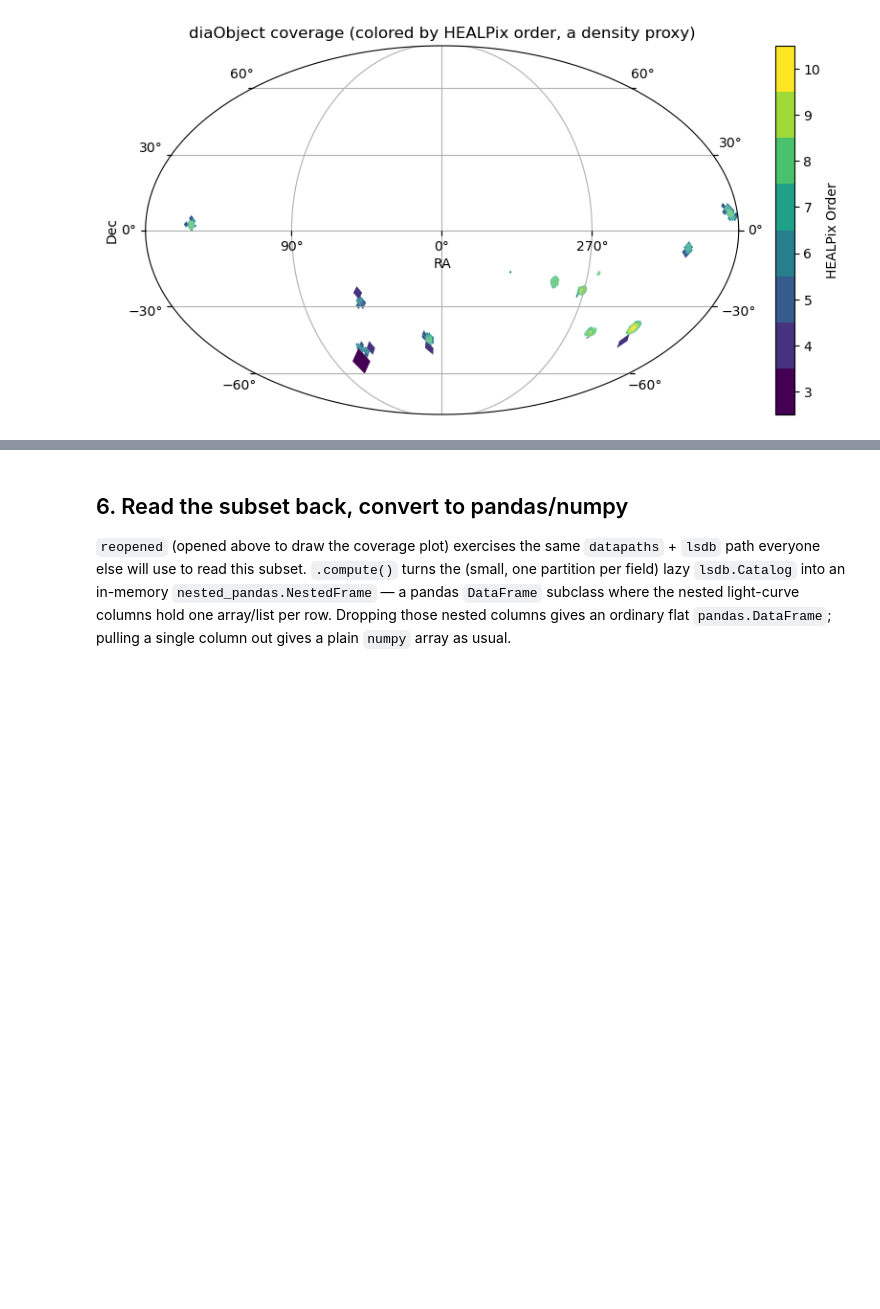
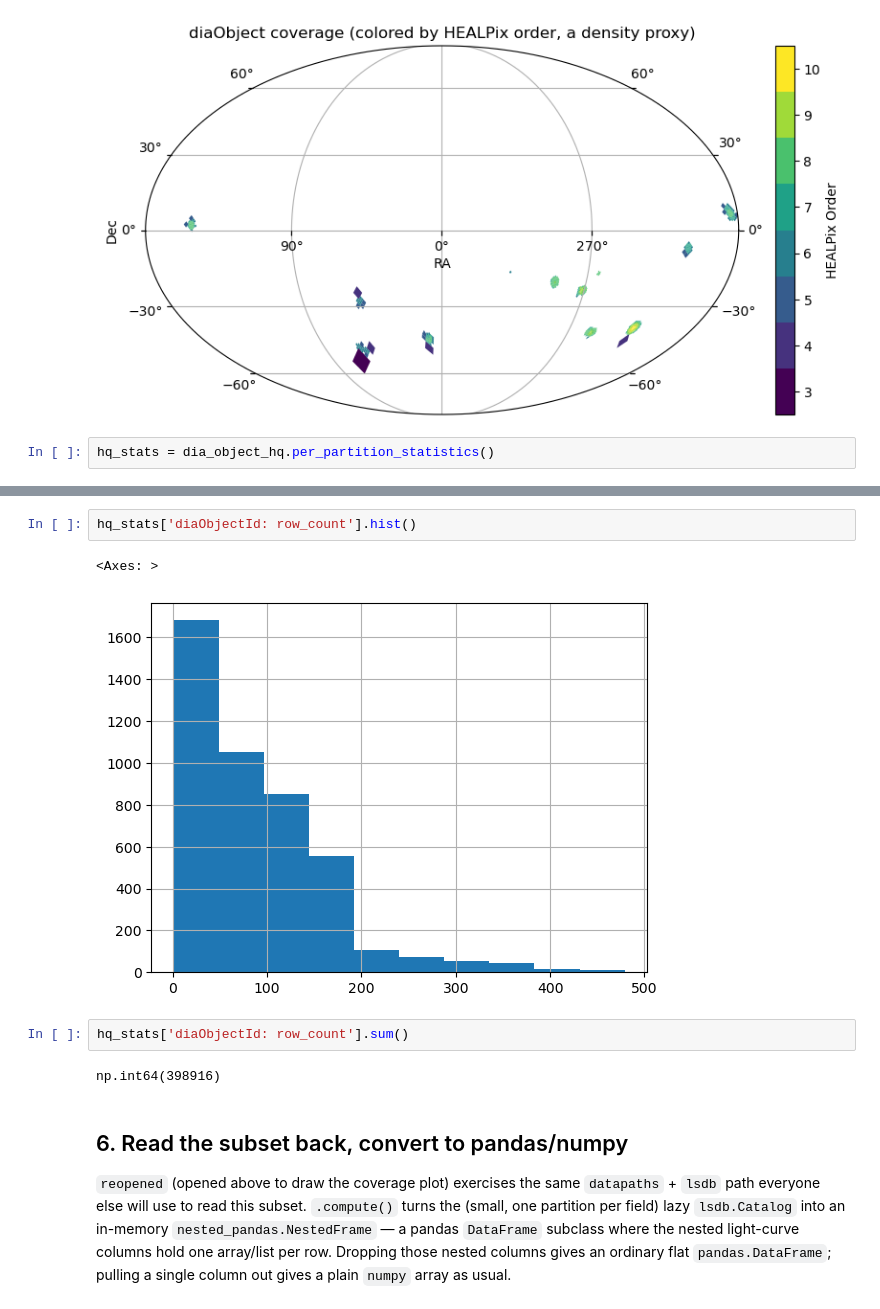
Before and after one commit to ShrRa/dp2_trieste_hands_on, a Jupyter notebook: notebooks/01_read_diaObj.ipynb, the cells around one changed output, grey strips where cells are left out. Drawn from its saved outputs; the diff is of its cells as text; blank space fills up the shorter version.

```diff
--- a/notebooks/01_read_diaObj.ipynb
+++ b/notebooks/01_read_diaObj.ipynb
@@ -302,3 +302,5 @@ fig, ax = dia_object_hq.plot_pixels(
 )
 # %% [output]
 [figure]
+# %%
+hq_stats = dia_object_hq.per_partition_statistics()
@@ -305,3 +331,12 @@ fig, ax = dia_object_hq.plot_pixels(
+# %%
+hq_stats['diaObjectId: row_count'].hist()
+# %% [output]
+<Axes: >
+[figure, added]
+# %%
+hq_stats['diaObjectId: row_count'].sum()
+# %% [output]
+np.int64(398916)
 # %% [markdown]
 ## 6. Read the subset back, convert to pandas/numpy
 
```
Also changed, not shown: parts of 2 cells of this notebook, 1 other file.
